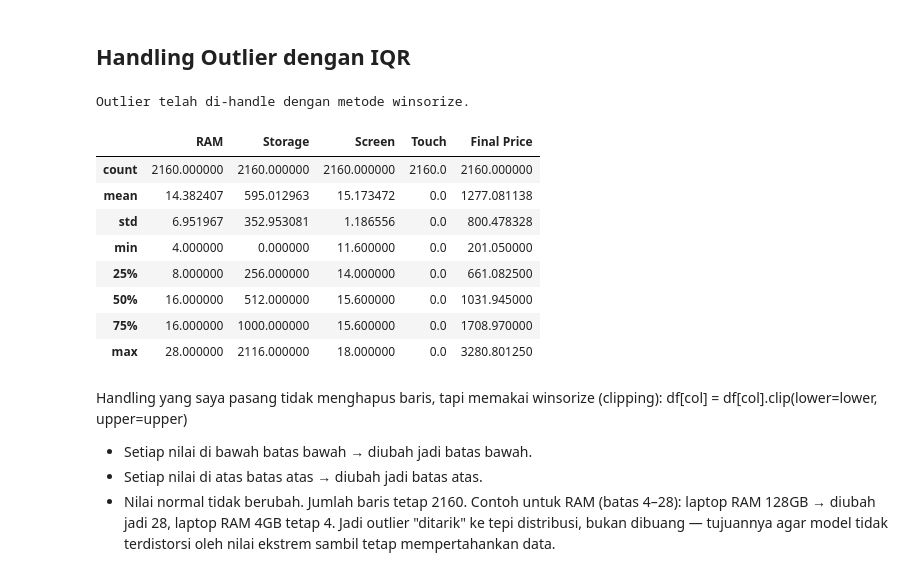
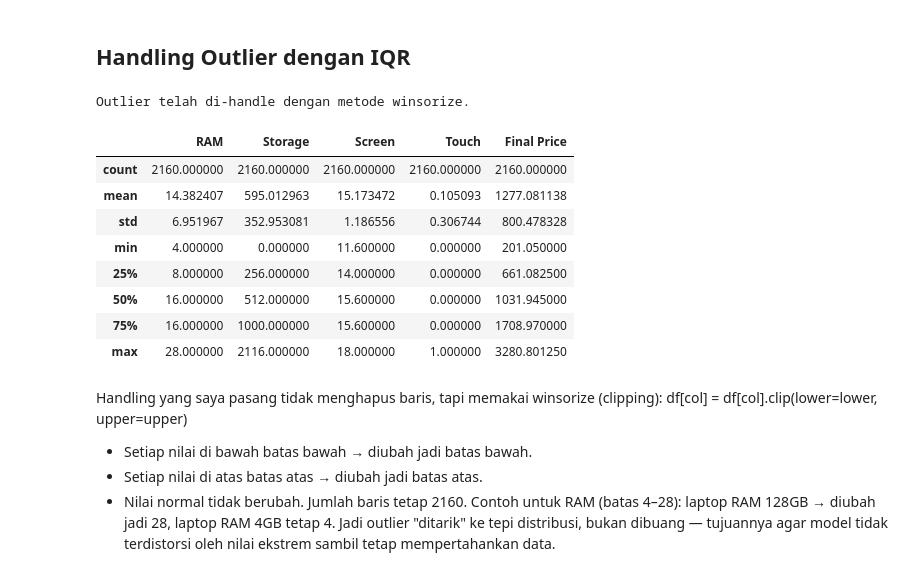
Before and after one commit to vincentiusgavrila-star/Project-DataScience, a Jupyter notebook: Project_Supervised.ipynb, the cells around one changed output. Drawn from its saved outputs; the diff is of its cells as text; code cells hidden in the pictures.

```diff
--- a/Project_Supervised.ipynb
+++ b/Project_Supervised.ipynb
@@ -367,30 +367,29 @@ plt.show()
 ## Handling Outlier dengan IQR
 # %%
 # Handling outlier: winsorize (clip) nilai di luar batas IQR
-# Pengecualian: kolom 'Touch' bersifat biner sehingga tidak diproses
-handle_cols = ['RAM', 'Storage', 'Screen', 'Touch', 'Final Price']
+handle_cols = ['RAM', 'Storage', 'Screen', 'Final Price']
 
 for col in handle_cols:
     Q1 = df[col].quantile(0.25)
     Q3 = df[col].quantile(0.75)
     IQR = Q3 - Q1
     lower = Q1 - 1.5 * IQR
     upper = Q3 + 1.5 * IQR
     df[col] = df[col].clip(lower=lower, upper=upper)
 
 print('Outlier telah di-handle dengan metode winsorize.')
 display(df.describe())
 # %% [output]
 Outlier telah di-handle dengan metode winsorize.
 |  | RAM | Storage | Screen | Touch | Final Price |
-| count | 2160.000000 | 2160.000000 | 2160.000000 | 2160.0 | 2160.000000 |
-| mean | 14.382407 | 595.012963 | 15.173472 | 0.0 | 1277.081138 |
-| std | 6.951967 | 352.953081 | 1.186556 | 0.0 | 800.478328 |
-| min | 4.000000 | 0.000000 | 11.600000 | 0.0 | 201.050000 |
-| 25% | 8.000000 | 256.000000 | 14.000000 | 0.0 | 661.082500 |
-| 50% | 16.000000 | 512.000000 | 15.600000 | 0.0 | 1031.945000 |
-| 75% | 16.000000 | 1000.000000 | 15.600000 | 0.0 | 1708.970000 |
-| max | 28.000000 | 2116.000000 | 18.000000 | 0.0 | 3280.801250 |
+| count | 2160.000000 | 2160.000000 | 2160.000000 | 2160.000000 | 2160.000000 |
+| mean | 14.382407 | 595.012963 | 15.173472 | 0.105093 | 1277.081138 |
+| std | 6.951967 | 352.953081 | 1.186556 | 0.306744 | 800.478328 |
+| min | 4.000000 | 0.000000 | 11.600000 | 0.000000 | 201.050000 |
+| 25% | 8.000000 | 256.000000 | 14.000000 | 0.000000 | 661.082500 |
+| 50% | 16.000000 | 512.000000 | 15.600000 | 0.000000 | 1031.945000 |
+| 75% | 16.000000 | 1000.000000 | 15.600000 | 0.000000 | 1708.970000 |
+| max | 28.000000 | 2116.000000 | 18.000000 | 1.000000 | 3280.801250 |
 # %% [markdown]
 Handling yang saya pasang tidak menghapus baris, tapi memakai winsorize (clipping):
 df[col] = df[col].clip(lower=lower, upper=upper)
```
Also changed, not shown: parts of 23 cells of this notebook, 4 other files.
